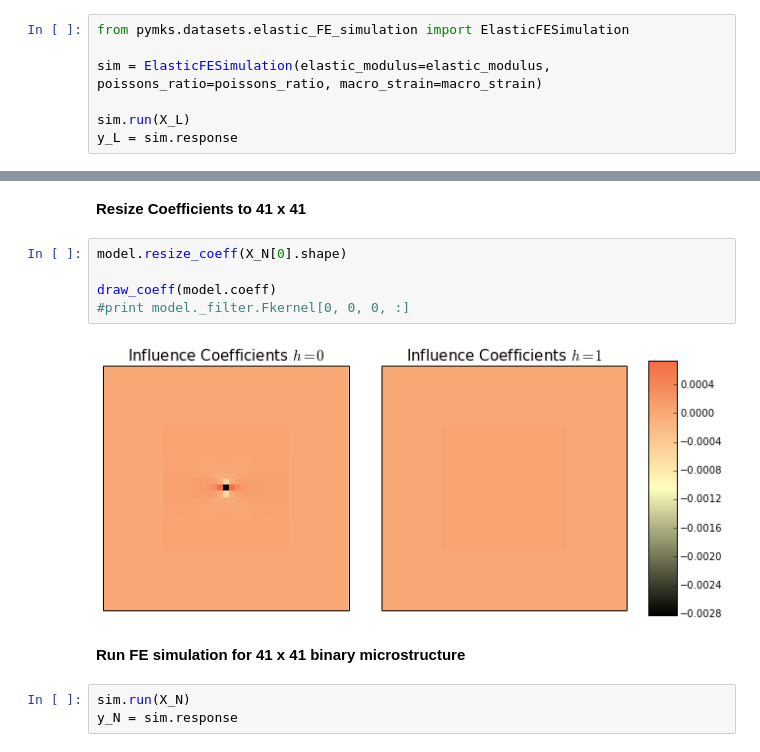
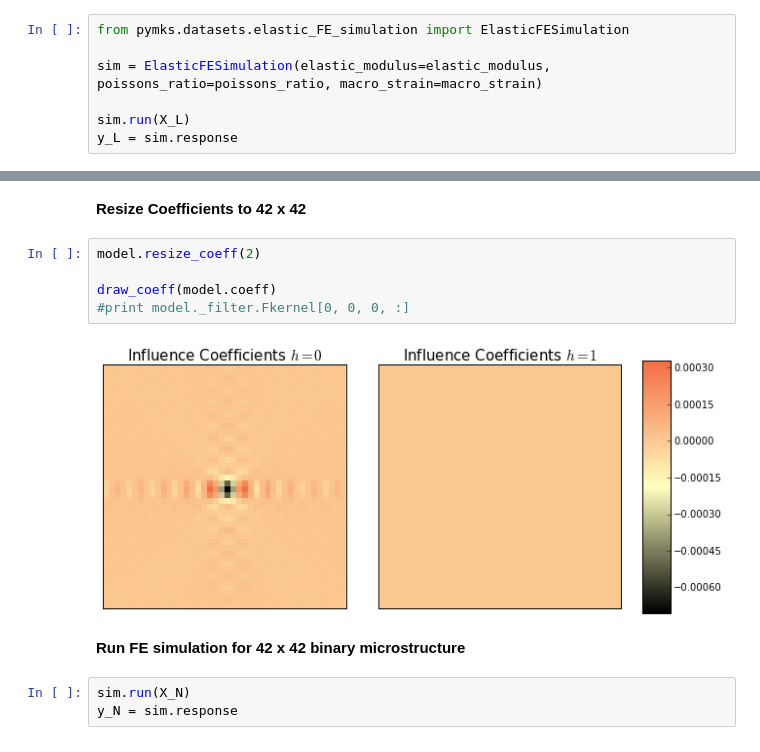
Before and after one commit to davidbrough1/pymks, a Jupyter notebook: notebooks/rescaling_coeff_binary_material.ipynb, the cells around one changed output, grey strips where cells are left out. Cells and saved outputs as stored; diff of their text form.

```diff
--- a/notebooks/rescaling_coeff_binary_material.ipynb
+++ b/notebooks/rescaling_coeff_binary_material.ipynb
@@ -68,16 +71,16 @@ Domain size (21, 21)
 k = 0 frequceies [ 0.02+0.j  0.02+0.j]
 [figure]
 # %% [markdown]
-**Resize Coefficients to 41 x 41**
+**Resize Coefficients to 42 x 42**
 # %%
-model.resize_coeff(X_N[0].shape)
+model.resize_coeff(2)
 
 draw_coeff(model.coeff)
 #print model._filter.Fkernel[0, 0, 0, :]
 # %% [output]
-[figure, old version]
+[figure, new version]
 # %% [markdown]
-**Run FE simulation for 41 x 41 binary microstructure**
+**Run FE simulation for 42 x 42 binary microstructure**
 # %%
 sim.run(X_N)
 y_N = sim.response
```
Also changed, not shown: parts of 24 cells of this notebook, 1 other file.
